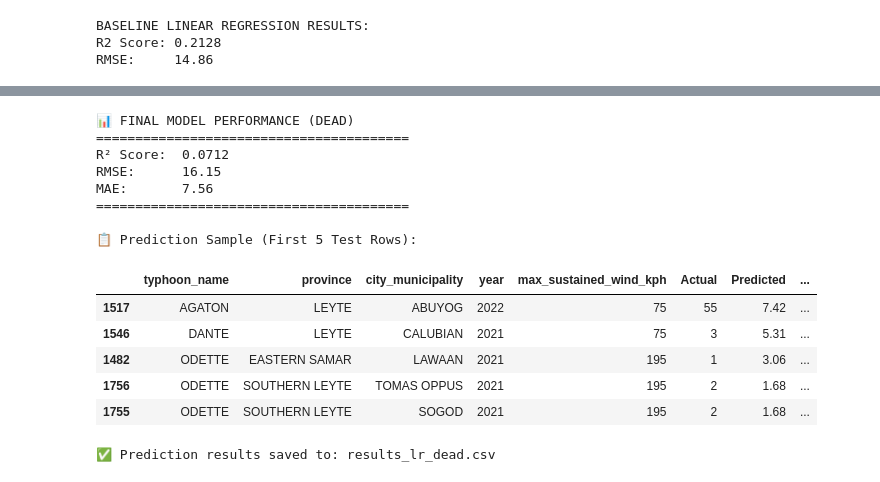
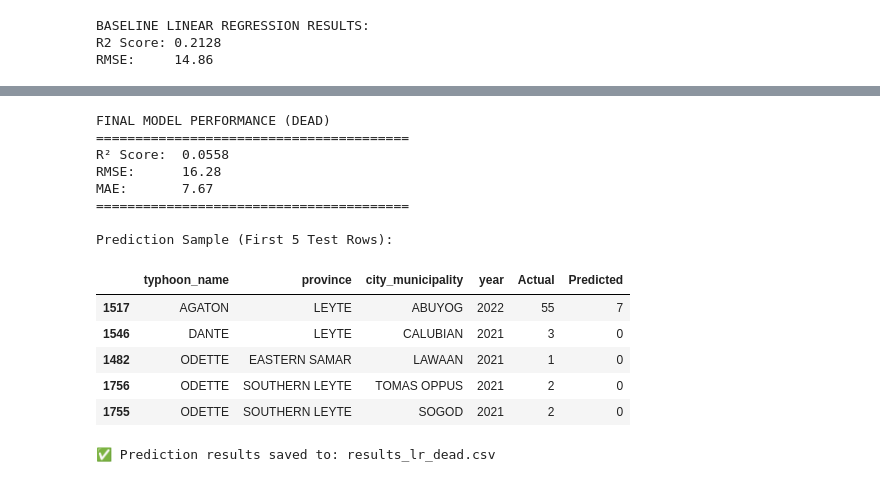
Before and after one commit to hirajya/K-Prototypes-Clustering-Algorithm-for-Post-Tropical-Cyclone-Impact-Profiling-in-the-Philippines, a Jupyter notebook: notebooks/Outcome Prediction/lr-predictions/dead/dead.ipynb, the cells around one changed output, grey strips where cells are left out. Cells and saved outputs as stored; diff of their text form; code cells hidden in the pictures.

```diff
--- a/notebooks/Outcome Prediction/lr-predictions/dead/dead.ipynb
+++ b/notebooks/Outcome Prediction/lr-predictions/dead/dead.ipynb
@@ -10,18 +10,17 @@ import seaborn as sns
 # Machine Learning
 from sklearn.model_selection import train_test_split, cross_val_score
 from sklearn.preprocessing import StandardScaler
-from sklearn.linear_model import LinearRegression, Ridge
+from sklearn.linear_model import LinearRegression
 from sklearn.metrics import mean_absolute_error, mean_squared_error, r2_score
 
-# Optimization and Saving
+# Saving
 import optuna
 import joblib
 import warnings
 
 # Settings
 sns.set(style="whitegrid")
-optuna.logging.set_verbosity(optuna.logging.WARNING)
 warnings.filterwarnings('ignore')
 
-print("✅ Libraries imported.")
+print("Libraries imported.")
 # %% [output]
@@ -235,0 +265,8 @@ Final Tuned Ridge Regression Model Trained.
+# %%
+# Initialize Linear Regression with Best Params
+final_model = LinearRegression(**study.best_params)
+
+# Train on full training data
+final_model.fit(X_train, y_train)
+
+print("Final Tuned Linear Regression Model Trained.")
@@ -324,56 +357,51 @@ plt.show()
 # %%
 # --- Print Final Metrics ---
-print(f"📊 FINAL MODEL PERFORMANCE ({TARGET_COLUMN.upper()})")
+print(f"FINAL MODEL PERFORMANCE ({TARGET_COLUMN.upper()})")
 print("=" * 40)
 print(f"R² Score:  {r2:.4f}")
 print(f"RMSE:      {rmse:,.2f}")
 print(f"MAE:       {mae:,.2f}")
 print("=" * 40)
 
 # --- Prepare Output DataFrame ---
-# 1. Define metadata and key features to include for context
-# We include max_sustained_wind_kph to help diagnose if errors are related to storm intensity
-meta_cols = ['typhoon_name', 'province', 'city_municipality', 'year', 'max_sustained_wind_kph']
+# 1. Define metadata columns
+meta_cols = ['typhoon_name', 'province', 'city_municipality', 'year']
 
-# 2. Check which ones are actually in your dataframe to avoid errors
+# 2. Get available metadata
 available_meta = [c for c in meta_cols if c in df_clean.columns]
-
-# 3. Retrieve metadata for the specific rows in the test set using the index
 test_metadata = df_clean.loc[y_test.index, available_meta].copy()
 
-# 4. Create the prediction results dataframe
+# 3. Create results table
 results_df = pd.DataFrame({
     'Actual': y_test.values,
-    'Predicted': np.round(y_pred_final, 2),
-    'Difference': np.round(y_test.values - y_pred_final, 2),
+    'Predicted': np.round(np.maximum(final_model.predict(X_test), 0)).astype(int)
 }, index=y_test.index)
 
-# 5. Concatenate the metadata with the results
+# 4. Join Data
 final_output = pd.concat([test_metadata, results_df], axis=1)
 
-# --- SORTING STEP ---
-# Sort by Typhoon Name (A-Z) then Year (Ascending) for easier reading
+# 5. Sort
 if 'typhoon_name' in final_output.columns and 'year' in final_output.columns:
     final_output.sort_values(by=['typhoon_name', 'year'], ascending=[True, True], inplace=True)
 
-# 6. Display a sample of the output
-print("\n📋 Prediction Sample (First 5 Test Rows):")
+# 6. Display
+print("\nPrediction Sample (First 5 Test Rows):")
 display(final_output.head())
 # %% [output]
-📊 FINAL MODEL PERFORMANCE (DEAD)
+FINAL MODEL PERFORMANCE (DEAD)
 ========================================
-R² Score:  0.0712
-RMSE:      16.15
-MAE:       7.56
+R² Score:  0.0558
+RMSE:      16.28
+MAE:       7.67
 ========================================
 
-📋 Prediction Sample (First 5 Test Rows):
+Prediction Sample (First 5 Test Rows):
-|  | typhoon_name | province | city_municipality | year | max_sustained_wind_kph | Actual | Predicted | ... |
-| 1517 | AGATON | LEYTE | ABUYOG | 2022 | 75 | 55 | 7.42 | ... |
-| 1546 | DANTE | LEYTE | CALUBIAN | 2021 | 75 | 3 | 5.31 | ... |
-| 1482 | ODETTE | EASTERN SAMAR | LAWAAN | 2021 | 195 | 1 | 3.06 | ... |
-| 1756 | ODETTE | SOUTHERN LEYTE | TOMAS OPPUS | 2021 | 195 | 2 | 1.68 | ... |
-| 1755 | ODETTE | SOUTHERN LEYTE | SOGOD | 2021 | 195 | 2 | 1.68 | ... |
+|  | typhoon_name | province | city_municipality | year | Actual | Predicted |
+| 1517 | AGATON | LEYTE | ABUYOG | 2022 | 55 | 7 |
+| 1546 | DANTE | LEYTE | CALUBIAN | 2021 | 3 | 0 |
+| 1482 | ODETTE | EASTERN SAMAR | LAWAAN | 2021 | 1 | 0 |
+| 1756 | ODETTE | SOUTHERN LEYTE | TOMAS OPPUS | 2021 | 2 | 0 |
+| 1755 | ODETTE | SOUTHERN LEYTE | SOGOD | 2021 | 2 | 0 |
 # %%
 # --- 1. Save Predictions to CSV ---
 csv_filename = f'results_lr_{TARGET_COLUMN}.csv'
```
Also changed, not shown: parts of 13 cells of this notebook, 1 other file.
